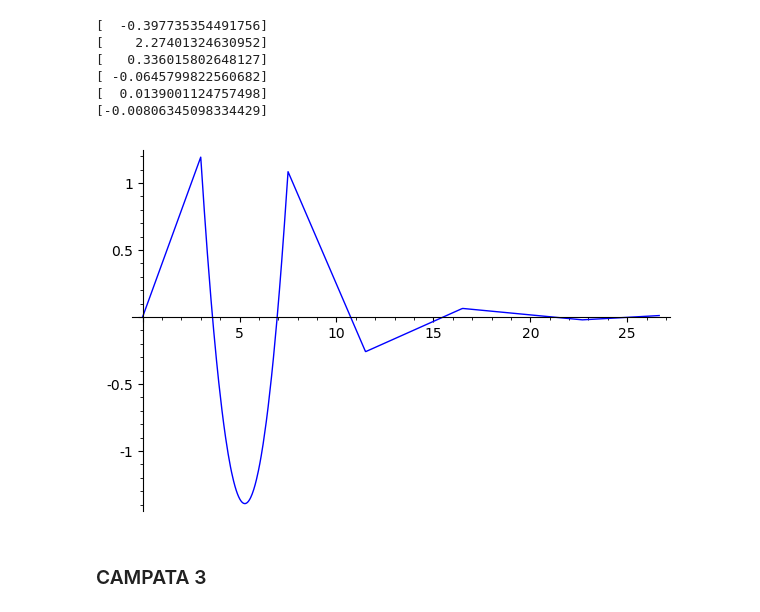
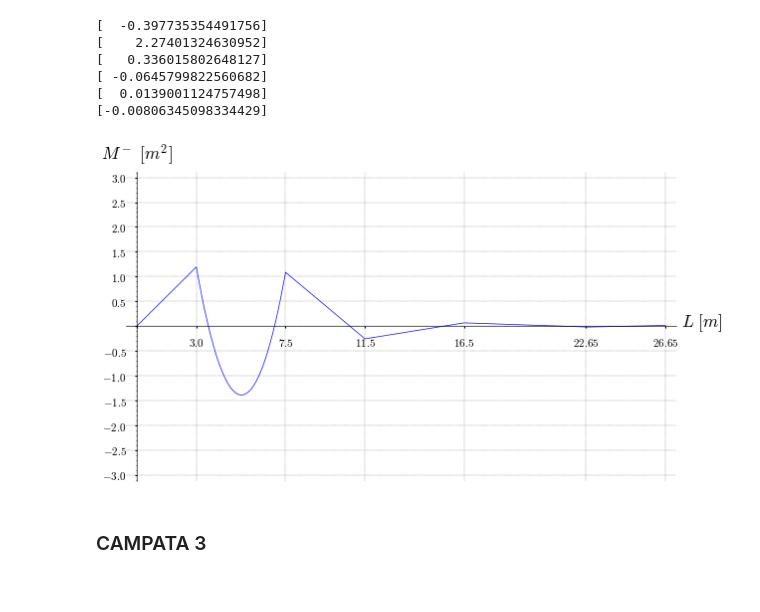
Before and after one commit to sononicola/Sicurezza_Strutturale, a Jupyter notebook: Risolutore Trave.ipynb, the cells around one changed output. Saved outputs shown, nothing was run; the diff lists cells and outputs as text; code cells hidden in the pictures.

```diff
--- a/Risolutore Trave.ipynb
+++ b/Risolutore Trave.ipynb
@@ -218,3 +138,22 @@ def momento(F,Pi,xi,Ri,nCampata):
 ((xxxi[5] + rrri[5] * (x-lung[5])) - (I[i-1,5]*(x-lung[i-1])**2)/2) * (heaviside(x-lung[5]) - heaviside(x-lung[6]))
 )
     return Mi
+# %%
+#Stile dei grafici:
+
+import matplotlib
+matplotlib.pyplot.style.use('seaborn-poster')
+# matplotlib.pyplot.style.available
+# %%
+def momento_pUnitario(Mi):
+    Mi_plot=plot(Mi,0,ltot,
+                 ticks=[[lung[0],lung[1],lung[2],lung[3],lung[4],lung[5],lung[6]],0.5],
+                 gridlines='major',
+                 axes_labels=['$L\,\,[m]$','$M^-\,\,[m^2]$'],
+                 tick_formatter="latex",
+                 fontsize=16,
+                 aspect_ratio=2.5,
+                 ymin=-2.5, ymax=3.5,
+                 plot_points=500, dpi=500
+                )
+    return Mi_plot
@@ -244,9 +215,12 @@ R2=matrix([
 [-0.00806345098334429]
 # %%
 M2=momento(F,P2,x2,R2,2)
-plot(M2,0,ltot)
+
+M2_pUnitario=momento_pUnitario(M2)
+M2_pUnitario.save("imgExportSage/M2_pUnitario.pdf")
+M2_pUnitario.show(dpi=50)
 # %% [output]
-[figure, old version]
+[figure, new version]
 # %% [markdown]
 ### CAMPATA 3
 # %%
```
Also changed, not shown: parts of 52 cells of this notebook, 4 other files.
